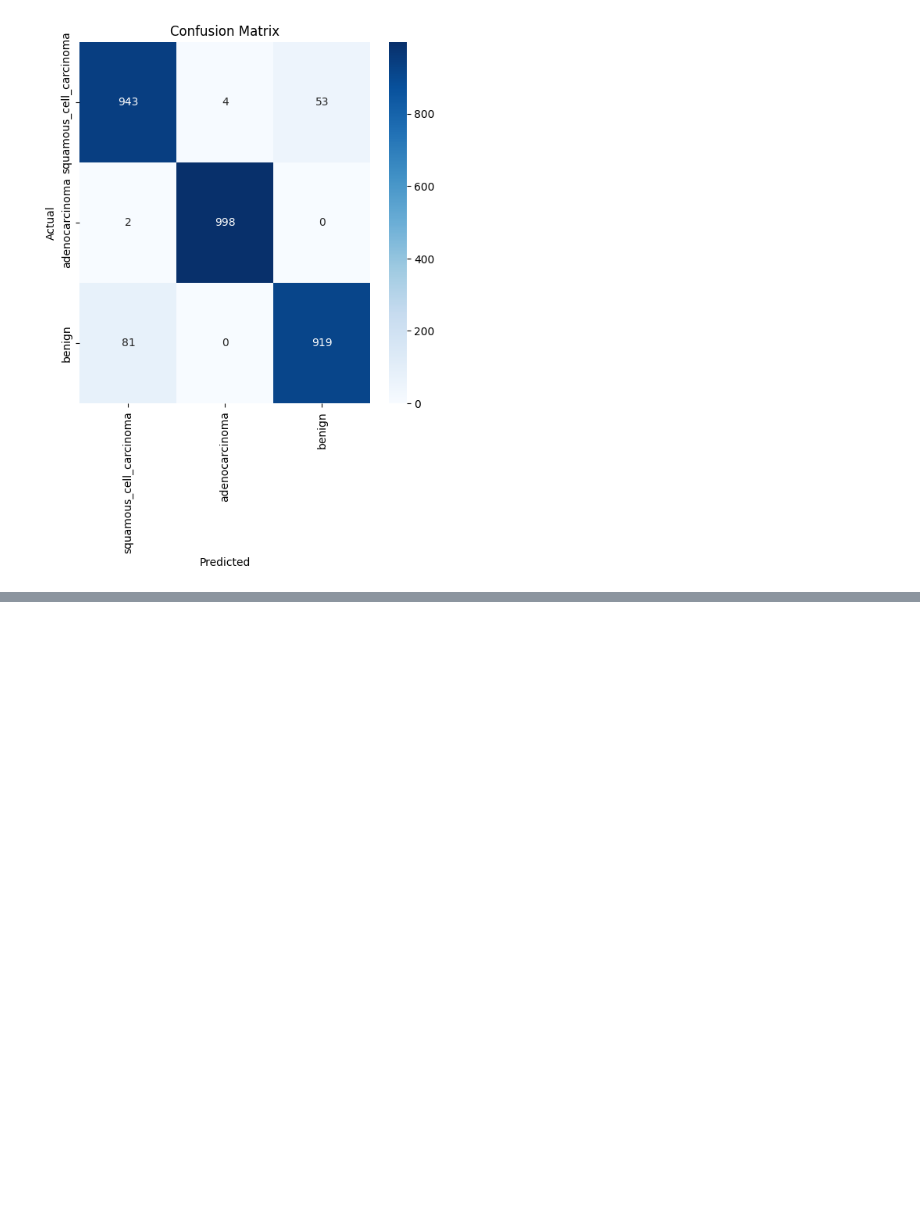
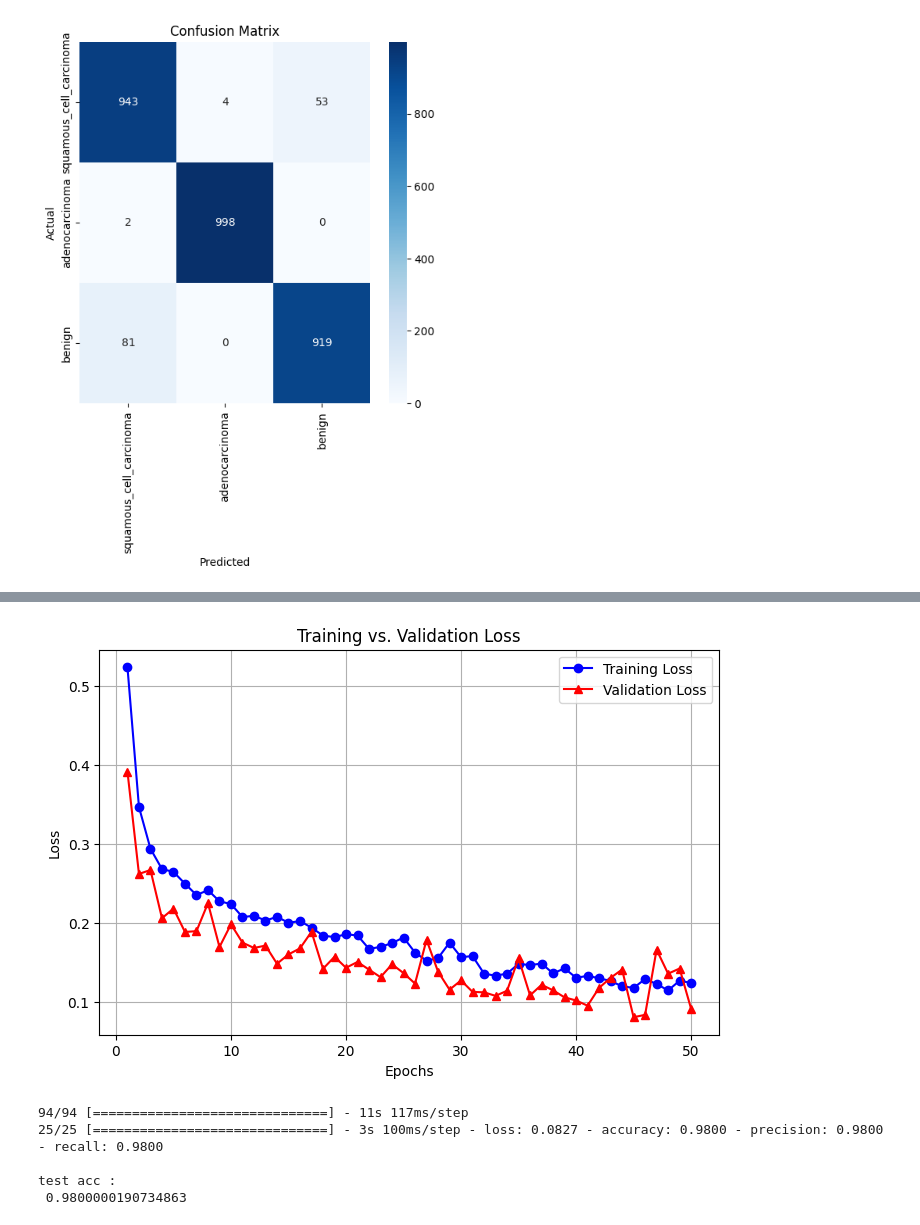
Before and after one commit to sgarnica1/ml-lung-cancer-classification, a Jupyter notebook: lung_cancer.ipynb, the cells around one changed output, grey strips where cells are left out. Drawn from its saved outputs; the diff is of its cells as text; code cells hidden in the pictures; blank space fills up the shorter version.

```diff
--- a/lung_cancer.ipynb
+++ b/lung_cancer.ipynb
@@ -497,0 +618,34 @@ weighted avg       0.95      0.95      0.95      3000
+# %%
+train_loss = history.history["loss"]
+val_loss = history.history["val_loss"]
+epochs = range(1, len(train_loss) + 1)
+
+# Plot
+plt.figure(figsize=(8, 5))
+plt.plot(
+    epochs, train_loss, "bo-", label="Training Loss"
+)  # 'bo-' = blue circles with a solid line
+plt.plot(
+    epochs, val_loss, "r^-", label="Validation Loss"
+)  # 'r^-' = red triangles with a solid line
+plt.xlabel("Epochs")
+plt.ylabel("Loss")
+plt.title("Training vs. Validation Loss")
+plt.legend()
+plt.grid()
+plt.show()
+# %% [output]
+[figure, added]
+# %%
+# Predictions
+predictions = model.predict(test_generator)
+
+# Model evaluation
+loss, accuracy, precision, recall = model.evaluate(test_generator, steps=25)
+print("\ntest acc :\n", accuracy)
+# %% [output]
+94/94 [==============================] - 11s 117ms/step
+25/25 [==============================] - 3s 100ms/step - loss: 0.0827 - accuracy: 0.9800 - precision: 0.9800 - recall: 0.9800
+
+test acc :
+ 0.9800000190734863
```
Also changed, not shown: parts of 10 cells of this notebook.
